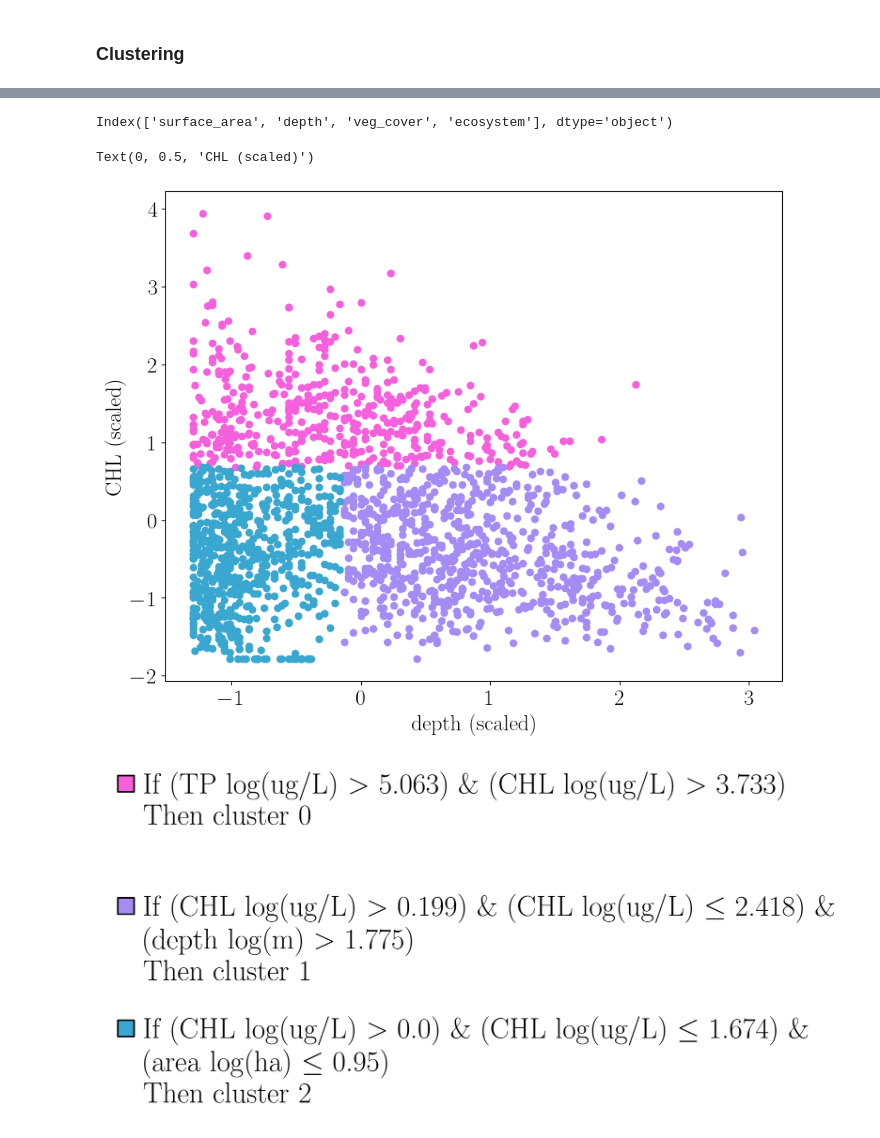
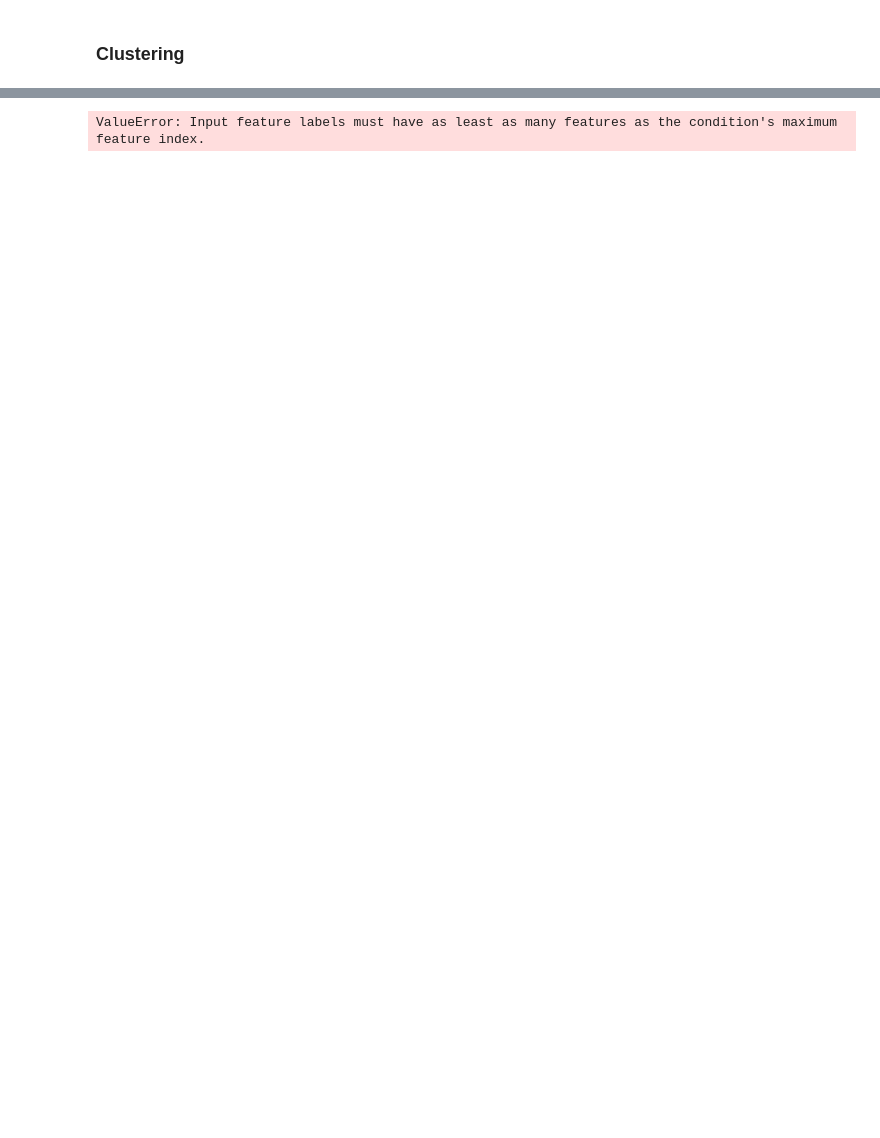
Before and after one commit to kevinqnb/interpretable-clustering, a Jupyter notebook: examples/pond_lake.ipynb, the cells around one changed output, grey strips where cells are left out. Cells and saved outputs as stored; diff of their text form; code cells hidden in the pictures; blank space fills up the shorter version.

Commit message:
max rules speedup

```diff
--- a/examples/pond_lake.ipynb
+++ b/examples/pond_lake.ipynb
@@ -322,13 +390,13 @@ df.plot.scatter(x='surface_area', y='veg_cover', c=df['ecosystem'].map(color_dic
 ### Classification
 # %%
 # Data and labels
-X = df.iloc[:, :-1].values
+X = sub_df.iloc[:, :-1].values
 label_dict = {'pond': 0, 'lake': 1, 'wetland': 2, 'other': 3}
 rev_label_dict = {v: k for k, v in label_dict.items()}
-y_true_ = np.array([label_dict[lab] for lab in df['ecosystem'].values])
+y_true_ = np.array([label_dict[lab] for lab in sub_df['ecosystem'].values])
 y_true = labels_format(y_true_)
 # %%
-dt = DecisionTree(max_leaf_nodes = 3)
+dt = DecisionTree(max_leaf_nodes = 4)
 dt.fit(X, y_true)
 y_pred = dt.predict(X)
 y_pred_ = flatten_labels(y_pred)
@@ -397,6 +489,6 @@ plt.legend()
 # %%
 # DBSCAN
-dbscan = DBSCAN(eps=0.8, min_samples=5)
+dbscan = DBSCAN(eps=0.5, min_samples=25)
 y_dbscan_ = dbscan.fit_predict(X)
 y_dbscan = labels_format(y_dbscan_)
 # %%
@@ -434,36 +504,27 @@ draw_tree(
-# %%
-df.columns
-# %% [output]
-Index(['surface_area', 'depth', 'veg_cover', 'ecosystem'], dtype='object')
-# %%
-fig, ax = plt.subplots(figsize=(10, 8))
-for clabel in np.unique(y_exkmc_):
-    idx = y_exkmc_ == clabel
-    ax.scatter(X[idx,1], X[idx,-2], color=cluster_color_dict[clabel])
-
-ax.set_xlabel('depth (scaled)')
-ax.set_ylabel('CHL (scaled)')
-# %% [output]
-Text(0, 0.5, 'CHL (scaled)')
-[figure, removed]
 # %%
 # Decision set clustering
-lambd = 10.0
-point_miner = PointwiseMiner(lambd = lambd, n_features = 2, rules_per_point = 10)
-dsclust = DSCluster(lambd = 10, n_rules = k, rule_miner = point_miner)
-dsclust.fit(X, y_kmeans)
+np.random.seed(seed)
+lambd = 0.5
+point_miner = PointwiseMiner(lambd = lambd, n_features = 3, rules_per_point = 25)
+dsclust = DSCluster(lambd = lambd, n_rules = 3, rule_miner = point_miner)
+dsclust.fit(X, y_dbscan)
 y_dsclust = dsclust.predict(X)
 y_dsclust_ = flatten_labels(y_dsclust)
 # %%
+feature_labels = [r'area $\log$(ha)', r'depth $\log$(m)', 'veg_cover', r'TN $\log$(ug/L)',
+                   r'TP $\log$(ug/L)', r'chl_a $\log$(ug/L)', 'pH']
+feature_labels = feature_labels[3:]
+
 plot_decision_set(
     dsclust.decision_set,
     dsclust.decision_set_labels,
     feature_labels = feature_labels,
     data_scaler = scaler,
     color_dict = cluster_color_dict
 )
 # %% [output]
+ValueError: Input feature labels must have as least as many features as the condition's maximum feature index.
-[figure, old version]
+[figure, new version]
 # %%
 fig, ax = plt.subplots(figsize=(10, 8))
 for clabel in np.unique(y_dsclust_):
```
Also changed, not shown: parts of 36 cells of this notebook, 7 other files.
